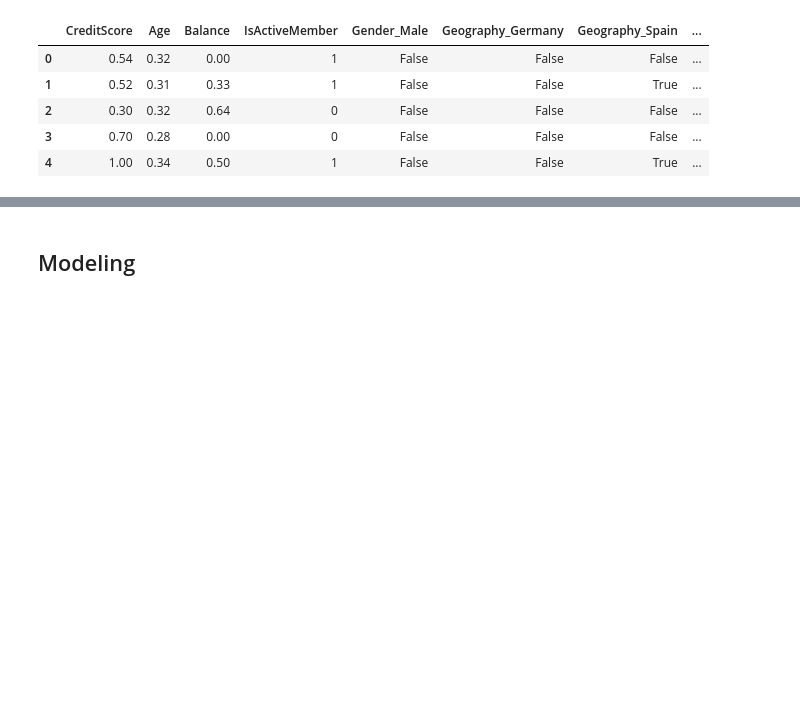
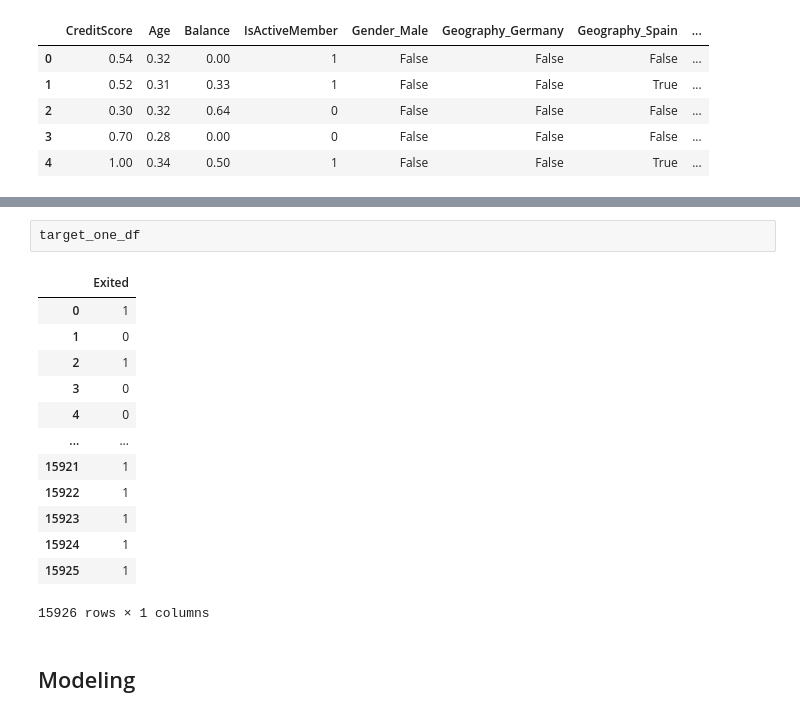
Before and after one commit to jacquesbilombe/CRM-Customer-Churn-Score, a Jupyter notebook: CustomerChurn.ipynb, the cells around one changed output, grey strips where cells are left out. Saved outputs shown, nothing was run; the diff lists cells and outputs as text; blank space fills up the shorter version.

```diff
--- a/CustomerChurn.ipynb
+++ b/CustomerChurn.ipynb
@@ -351,2 +368,18 @@ Counter({1: 7963, 0: 7963})
+# %%
+target_one_df
+# %% [output]
+|  | Exited |
+| 0 | 1 |
+| 1 | 0 |
+| 2 | 1 |
+| 3 | 0 |
+| 4 | 0 |
+| ... | ... |
+| 15921 | 1 |
+| 15922 | 1 |
+| 15923 | 1 |
+| 15924 | 1 |
+| 15925 | 1 |
+15926 rows × 1 columns
 # %% [markdown]
 ## Modeling
```
Also changed, not shown: parts of 3 cells of this notebook.
